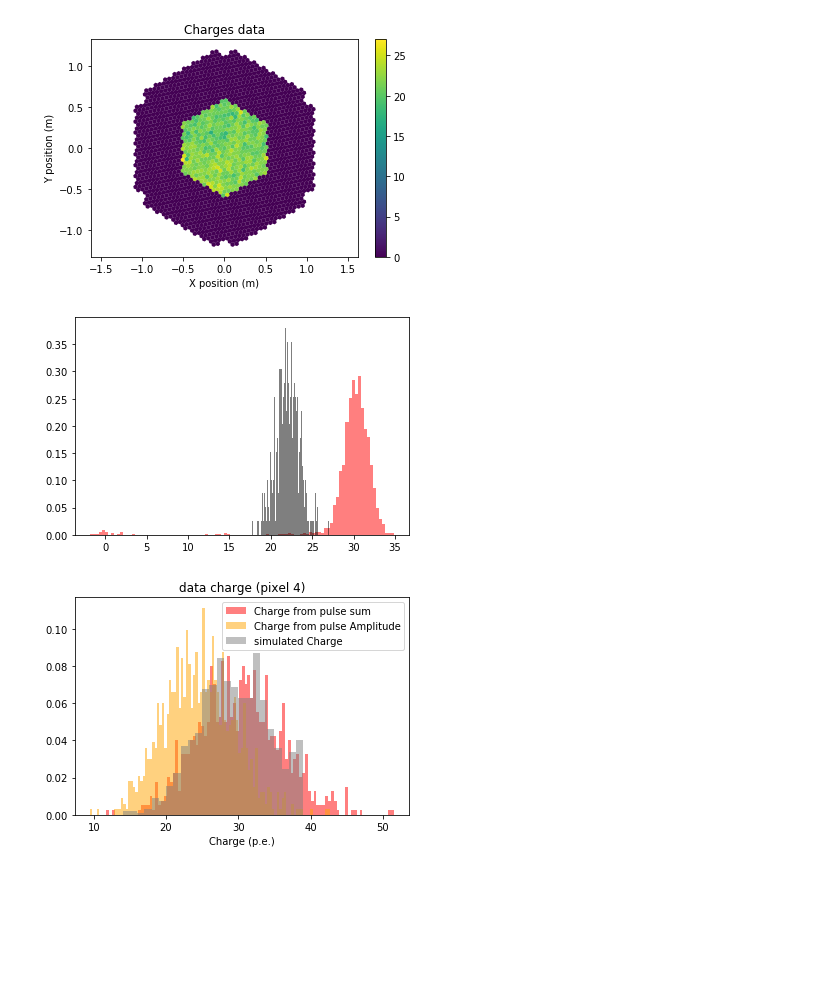
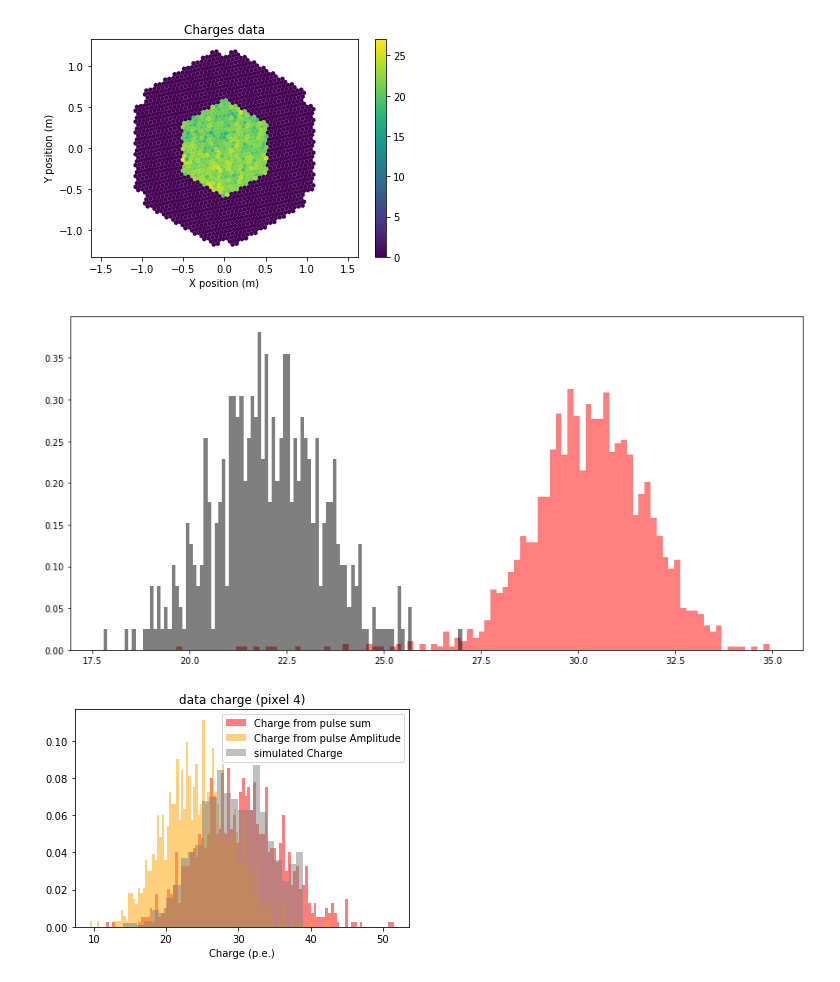
Before and after one commit to ThomasTTX/nectarchain, a Jupyter notebook: MC_data_comparaison_noteebooks/30pe_MC_data.ipynb, the cells around one changed output. Cells and saved outputs as stored; diff of their text form; code cells hidden in the pictures; blank space fills up the shorter version.

```diff
--- a/MC_data_comparaison_noteebooks/30pe_MC_data.ipynb
+++ b/MC_data_comparaison_noteebooks/30pe_MC_data.ipynb
@@ -94,10 +105,10 @@ disp1.image = img
 # %% [output]
 [figure]
 # %%
-h = plt.hist(Qs,100,color='red',alpha=.5,density=1)
+h = plt.hist(Qs[mmask],100,color='red',alpha=.5,density=1)
 h = plt.hist(Qs_data,100,color='black',alpha=.5,density=1)
 # %% [output]
-[figure, old version]
+[figure, new version]
 # %%
 pix = 4
 h= plt.hist((wfs_MC[:,0,pix,20:40]-250.).sum(axis=1)/58.,100,color='red',alpha=.5,\
```
Also changed, not shown: parts of 6 cells of this notebook.
